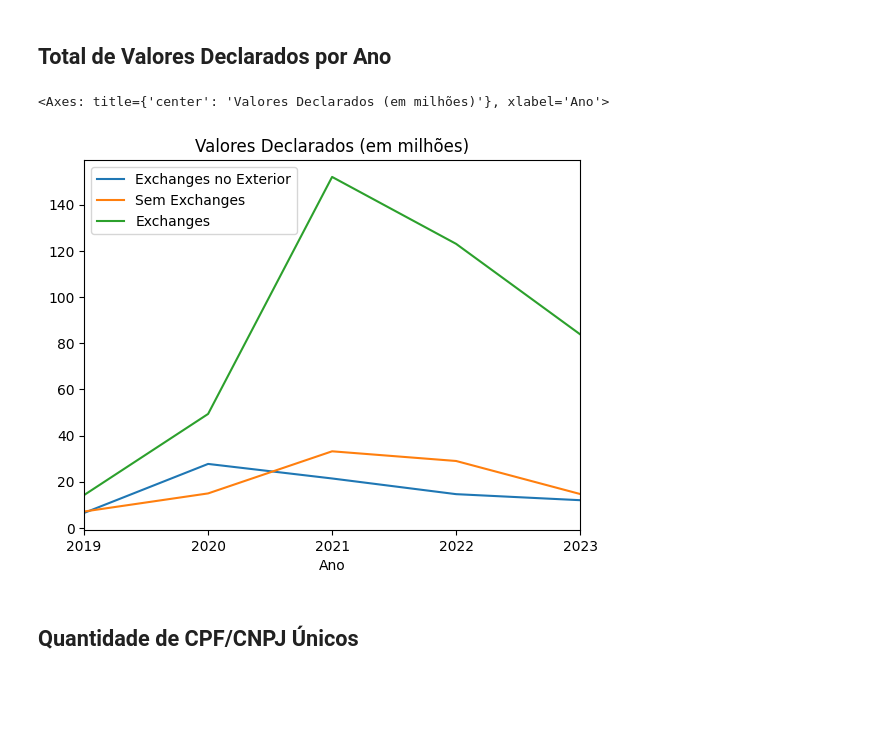
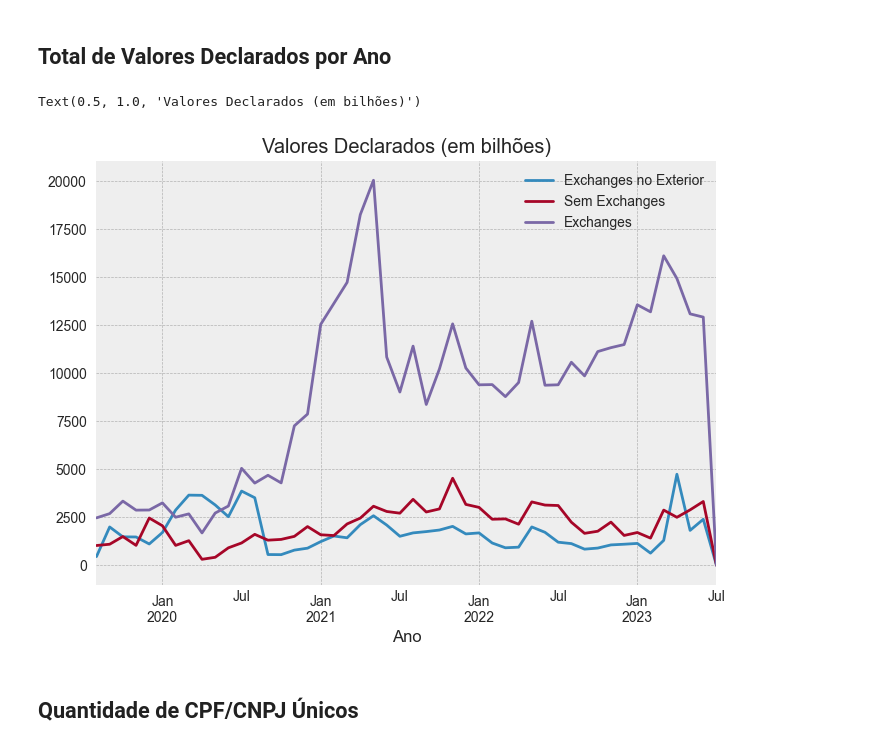
Before and after one commit to thamiresfalbo/tcc-estacio, a Jupyter notebook: notebook/main.ipynb, the cells around one changed output. Drawn from its saved outputs; the diff is of its cells as text; code cells hidden in the pictures; blank space fills up the shorter version.

```diff
--- a/notebook/main.ipynb
+++ b/notebook/main.ipynb
@@ -9,7 +9,7 @@ import locale
 import tabulate
 
 locale.setlocale(locale.LC_ALL, "pt_BR")
-plt.style.use("default")
+plt.style.use("bmh")
 excelsheet = "../data/criptoativos_dados_abertos_07082023.xls"
 
 # Carrega a planilha excel
@@ -51,27 +51,43 @@ with pd.ExcelFile(excelsheet) as xls:
 
 # Utilitários
 def format_cols(data):
-    return data.apply(lambda x: format_compact_currency(x, currency="BRL", locale="pt_BR", fraction_digits=2))
+    return data.apply(
+        lambda x: format_compact_currency(
+            x, currency="BRL", locale="pt_BR", fraction_digits=2
+        )
+    )
+
+
+cryptos = []
+for i in df4["CRIPTOATIVO"]:
+    if i not in cryptos:
+        cryptos.append(i)
+
+most_popular = ["BTC", "ETH", "USDT", "BNB", "XRP"]
+# "USDC", "ADA", "DOGE", "SOL", "TRX"]
 # %% [markdown]
 ## Total de Valores Declarados por Ano
 # %%
 # Renderiza Relatório1
 df1 = df1.rename(
     columns={
         "Unnamed: 0": "Ano",
         "Subtotal": "Exchanges no Exterior",
         "Subtotal.1": "Sem Exchanges",
         "Somente PJ": "Exchanges",
         "Unnamed: 8": "Total",
     }
 )
 
-df1_new = df1.groupby(pd.Grouper(key=df1.columns[0], freq="Y")).sum()
-df1_new = df1_new.apply(lambda x: x/1_000)
-df1_new.plot(kind='line',y=df1_new.columns[0:3],title="Valores Declarados (em milhões)")
+# for i in df1.columns:
+#     if df1[i].dtype == np.float64:
+#         df1[i] = df1[i].apply(lambda x: x * 1_000_000)
+
+df1.plot(x=df1.columns[0], y=df1.columns[1:4])
+plt.title("Valores Declarados (em bilhões)")
 # %% [output]
-<Axes: title={'center': 'Valores Declarados (em milhões)'}, xlabel='Ano'>
+Text(0.5, 1.0, 'Valores Declarados (em bilhões)')
-[figure, old version]
+[figure, new version]
 # %% [markdown]
 ## Quantidade de CPF/CNPJ Únicos
 # %%
```
Also changed, not shown: parts of 2 cells of this notebook, 3 other files.
